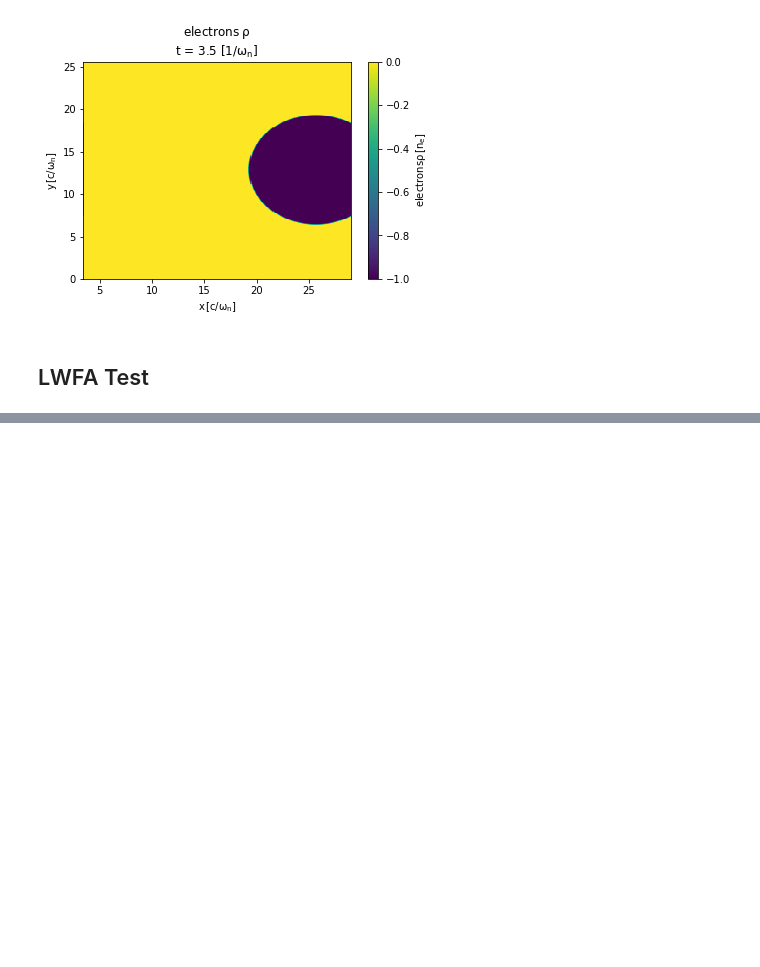
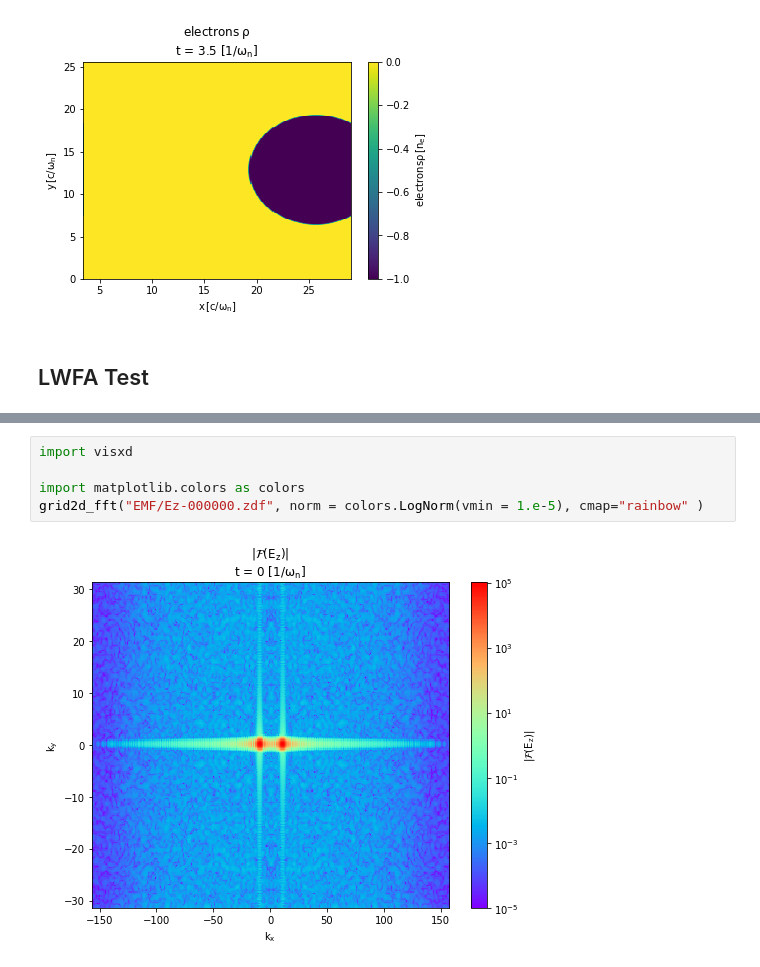
Before and after one commit to ricardo-fonseca/zpic-cuda, a Jupyter notebook: visXD demo.ipynb, the cells around one changed output, grey strips where cells are left out. Drawn from its saved outputs; the diff is of its cells as text; blank space fills up the shorter version.

```diff
--- a/visXD demo.ipynb
+++ b/visXD demo.ipynb
@@ -164,0 +165,7 @@ Plotting PHASESPACE/electrons/electrons-xux-001572.zdf
+# %%
+import visxd
+
+import matplotlib.colors as colors
+grid2d_fft("EMF/Ez-000000.zdf", norm = colors.LogNorm(vmin = 1.e-5), cmap="rainbow" )
+# %% [output]
+[figure, added]
```
Also changed, not shown: parts of 2 cells of this notebook, 15 other files.
